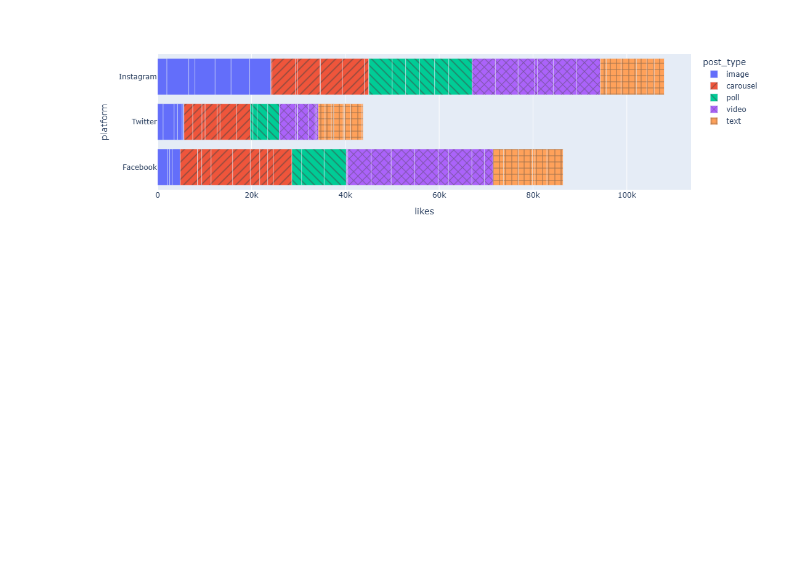
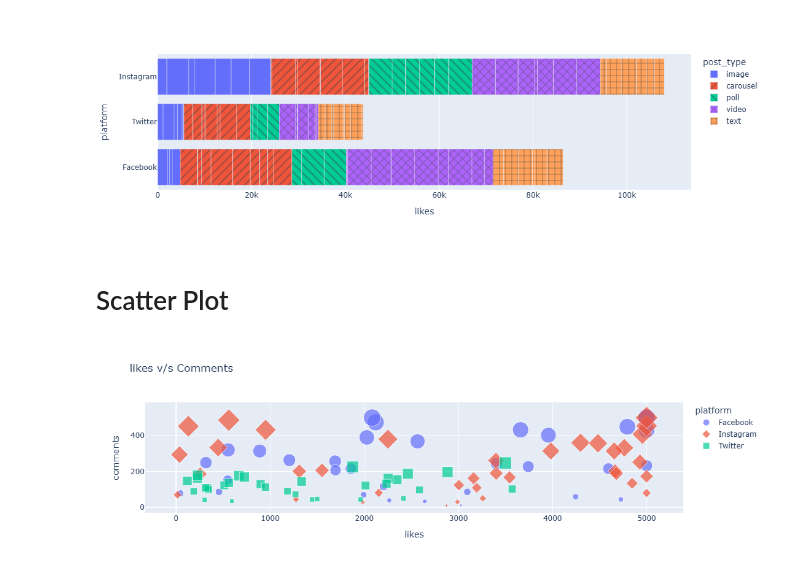
Before and after one commit to meet-senjaliya/Pythone_Jp, a Jupyter notebook: Sem_4/Ch_2.ipynb, the cells around one changed output. Drawn from its saved outputs; the diff is of its cells as text; code cells hidden in the pictures; blank space fills up the shorter version.

```diff
--- a/Sem_4/Ch_2.ipynb
+++ b/Sem_4/Ch_2.ipynb
@@ -429,3 +429,17 @@ fig = px.bar(sm,
 fig.show()
 # %% [output]
 [figure]
+# %% [markdown]
+# Scatter Plot
+# %%
+fig = px.scatter(sm,
+                    x = 'likes',
+                    y = 'comments',
+                    color  = 'platform',
+                    size = 'comments',
+                    symbol = 'platform',
+                    title = 'likes v/s Comments'
+                )
+fig.show()
+# %% [output]
+[figure, added]
```
Also changed, not shown: parts of 12 cells of this notebook, 4 other files.
